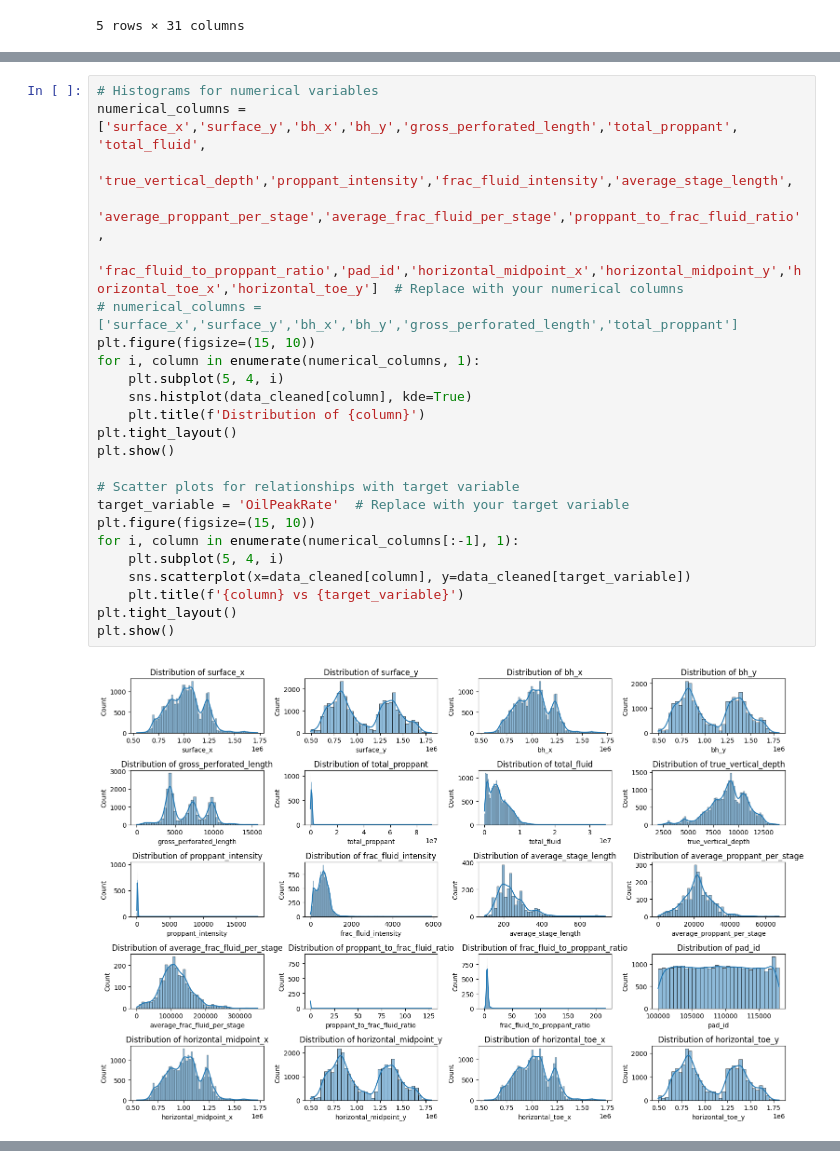
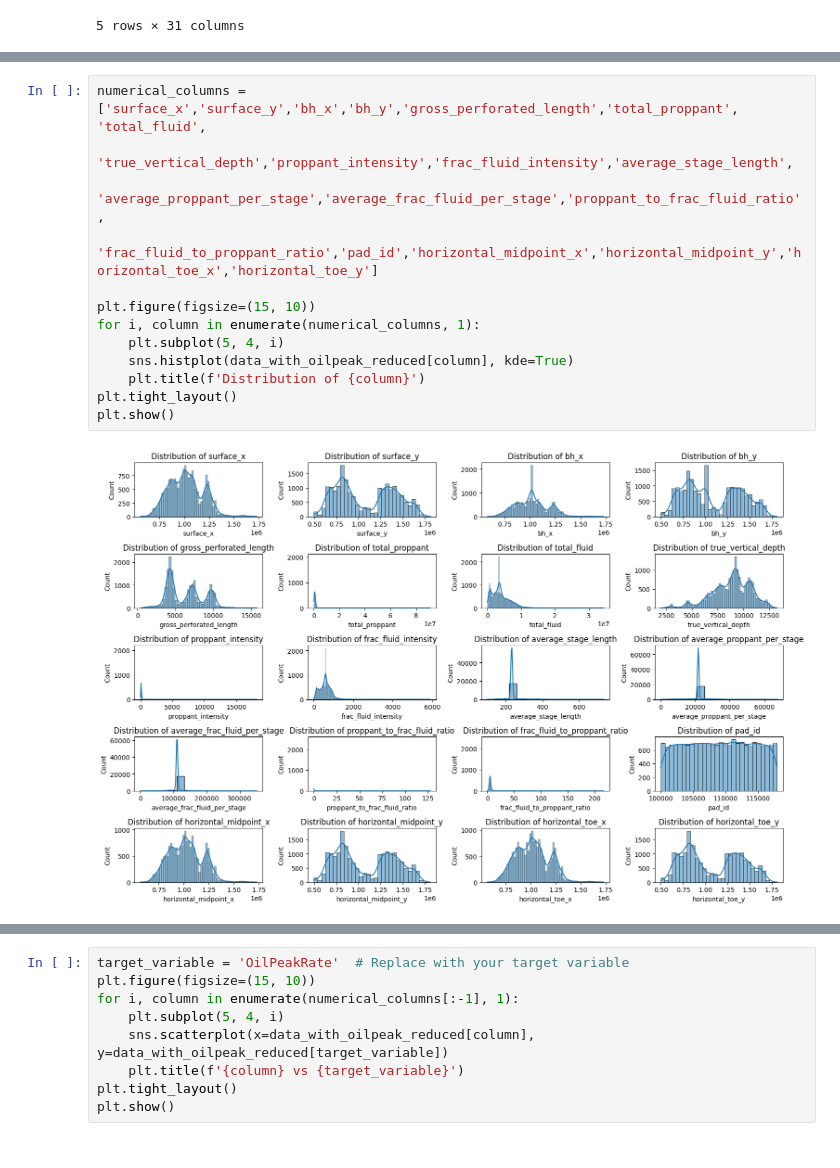
Before and after one commit to nandoj28/RiceDatathon, a Jupyter notebook: main.ipynb, the cells around one changed output, grey strips where cells are left out. Cells and saved outputs as stored; diff of their text form.

```diff
--- a/main.ipynb
+++ b/main.ipynb
@@ -72,26 +78,15 @@ memory usage: 5.4+ MB
 # %%
-# Histograms for numerical variables
 numerical_columns = ['surface_x','surface_y','bh_x','bh_y','gross_perforated_length','total_proppant', 'total_fluid',
                      'true_vertical_depth','proppant_intensity','frac_fluid_intensity','average_stage_length',
                      'average_proppant_per_stage','average_frac_fluid_per_stage','proppant_to_frac_fluid_ratio',
-                     'frac_fluid_to_proppant_ratio','pad_id','horizontal_midpoint_x','horizontal_midpoint_y','horizontal_toe_x','horizontal_toe_y']  # Replace with your numerical columns
-# numerical_columns = ['surface_x','surface_y','bh_x','bh_y','gross_perforated_length','total_proppant']
+                     'frac_fluid_to_proppant_ratio','pad_id','horizontal_midpoint_x','horizontal_midpoint_y','horizontal_toe_x','horizontal_toe_y']
+
 plt.figure(figsize=(15, 10))
 for i, column in enumerate(numerical_columns, 1):
     plt.subplot(5, 4, i)
-    sns.histplot(data_cleaned[column], kde=True)
+    sns.histplot(data_with_oilpeak_reduced[column], kde=True)
     plt.title(f'Distribution of {column}')
 plt.tight_layout()
 plt.show()
-
-# Scatter plots for relationships with target variable
-target_variable = 'OilPeakRate'  # Replace with your target variable
-plt.figure(figsize=(15, 10))
-for i, column in enumerate(numerical_columns[:-1], 1):
-    plt.subplot(5, 4, i)
-    sns.scatterplot(x=data_cleaned[column], y=data_cleaned[target_variable])
-    plt.title(f'{column} vs {target_variable}')
-plt.tight_layout()
-plt.show()
 # %% [output]
-[figure, old version]
+[figure, new version]
@@ -99 +93,10 @@ plt.show()
+# %%
+target_variable = 'OilPeakRate'  # Replace with your target variable
+plt.figure(figsize=(15, 10))
+for i, column in enumerate(numerical_columns[:-1], 1):
+    plt.subplot(5, 4, i)
+    sns.scatterplot(x=data_with_oilpeak_reduced[column], y=data_with_oilpeak_reduced[target_variable])
+    plt.title(f'{column} vs {target_variable}')
+plt.tight_layout()
+plt.show()
 # %%
```
Also changed, not shown: parts of 10 cells of this notebook.
